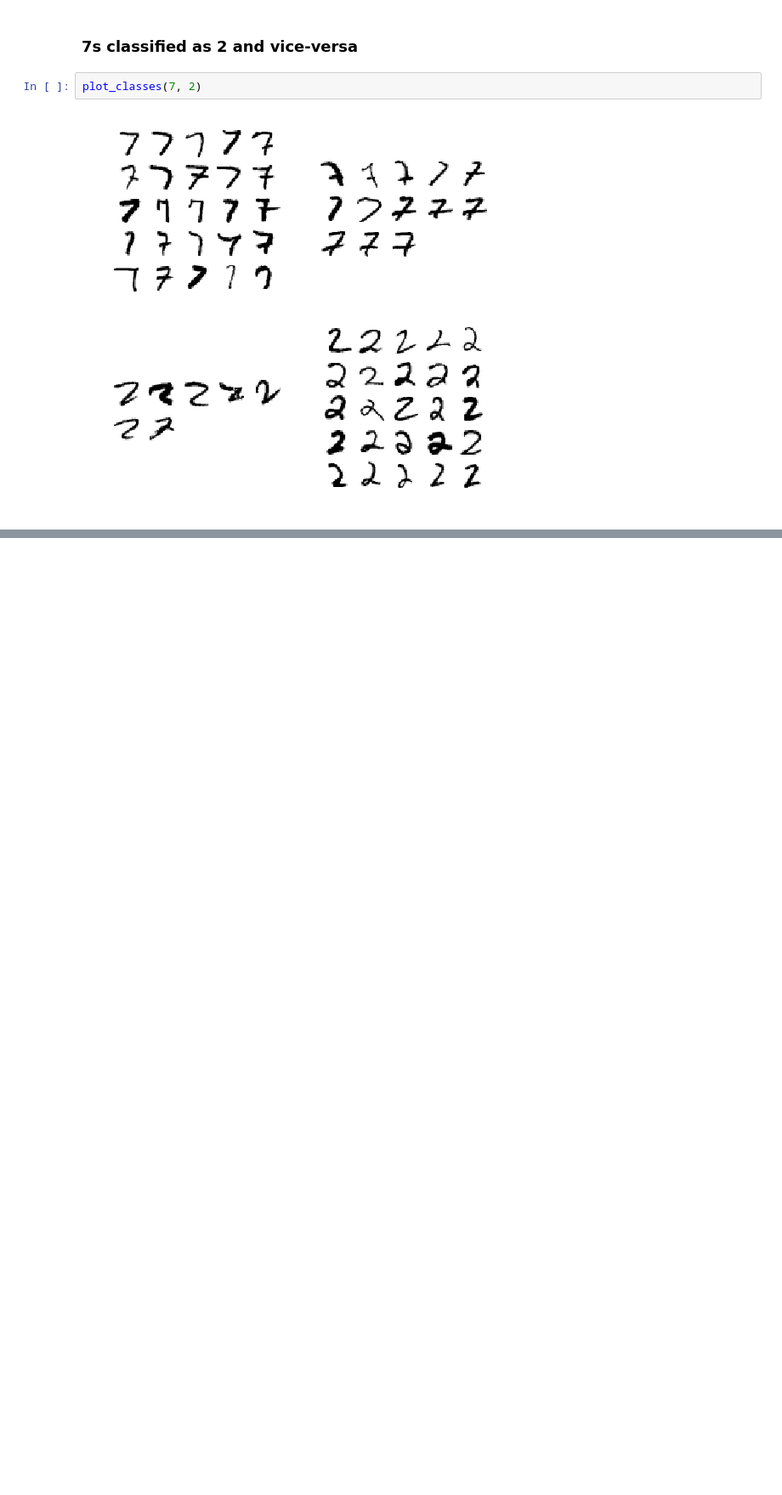
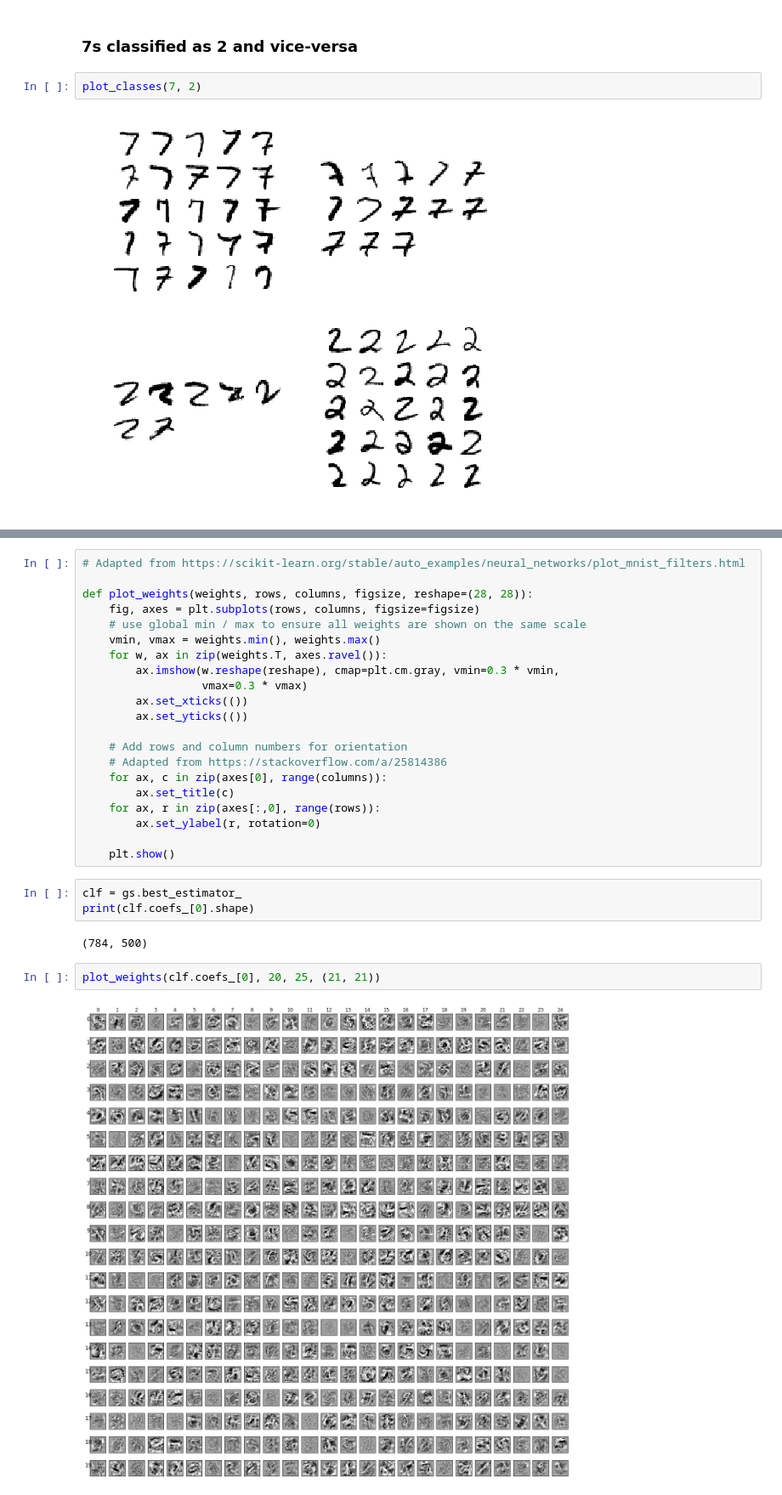
Before and after one commit to fau-masters-collected-works-cgarbin/cap6618-computer-vision, a Jupyter notebook: module4/CAP6618_PP2_cgarbin_final.ipynb, the cells around one changed output, grey strips where cells are left out. Shown at 85% size. Saved outputs shown, nothing was run; the diff lists cells and outputs as text; blank space fills up the shorter version.

Commit message:
Add section to visualize weights of the first layer

```diff
--- a/module4/CAP6618_PP2_cgarbin_final.ipynb
+++ b/module4/CAP6618_PP2_cgarbin_final.ipynb
@@ -582,0 +589,30 @@ plot_classes(7, 2)
+# %%
+# Adapted from https://scikit-learn.org/stable/auto_examples/neural_networks/plot_mnist_filters.html
+
+def plot_weights(weights, rows, columns, figsize, reshape=(28, 28)):
+    fig, axes = plt.subplots(rows, columns, figsize=figsize)
+    # use global min / max to ensure all weights are shown on the same scale
+    vmin, vmax = weights.min(), weights.max()
+    for w, ax in zip(weights.T, axes.ravel()):
+        ax.imshow(w.reshape(reshape), cmap=plt.cm.gray, vmin=0.3 * vmin,
+                  vmax=0.3 * vmax)
+        ax.set_xticks(())
+        ax.set_yticks(())
+
+    # Add rows and column numbers for orientation
+    # Adapted from https://stackoverflow.com/a/25814386
+    for ax, c in zip(axes[0], range(columns)):
+        ax.set_title(c)
+    for ax, r in zip(axes[:,0], range(rows)):
+        ax.set_ylabel(r, rotation=0)
+
+    plt.show()
+# %%
+clf = gs.best_estimator_
+print(clf.coefs_[0].shape)
+# %% [output]
+(784, 500)
+# %%
+plot_weights(clf.coefs_[0], 20, 25, (21, 21))
+# %% [output]
+[figure, added]
```
Also changed, not shown: parts of 16 cells of this notebook.
